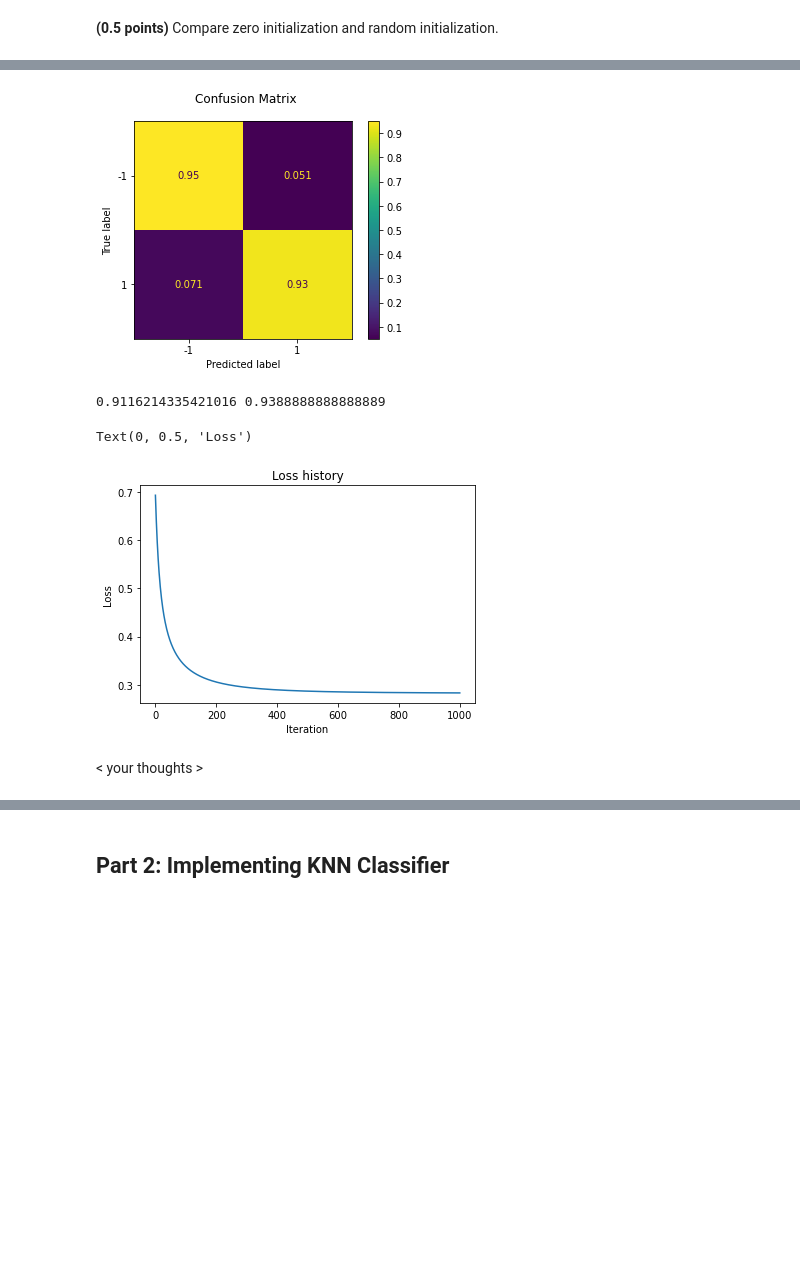
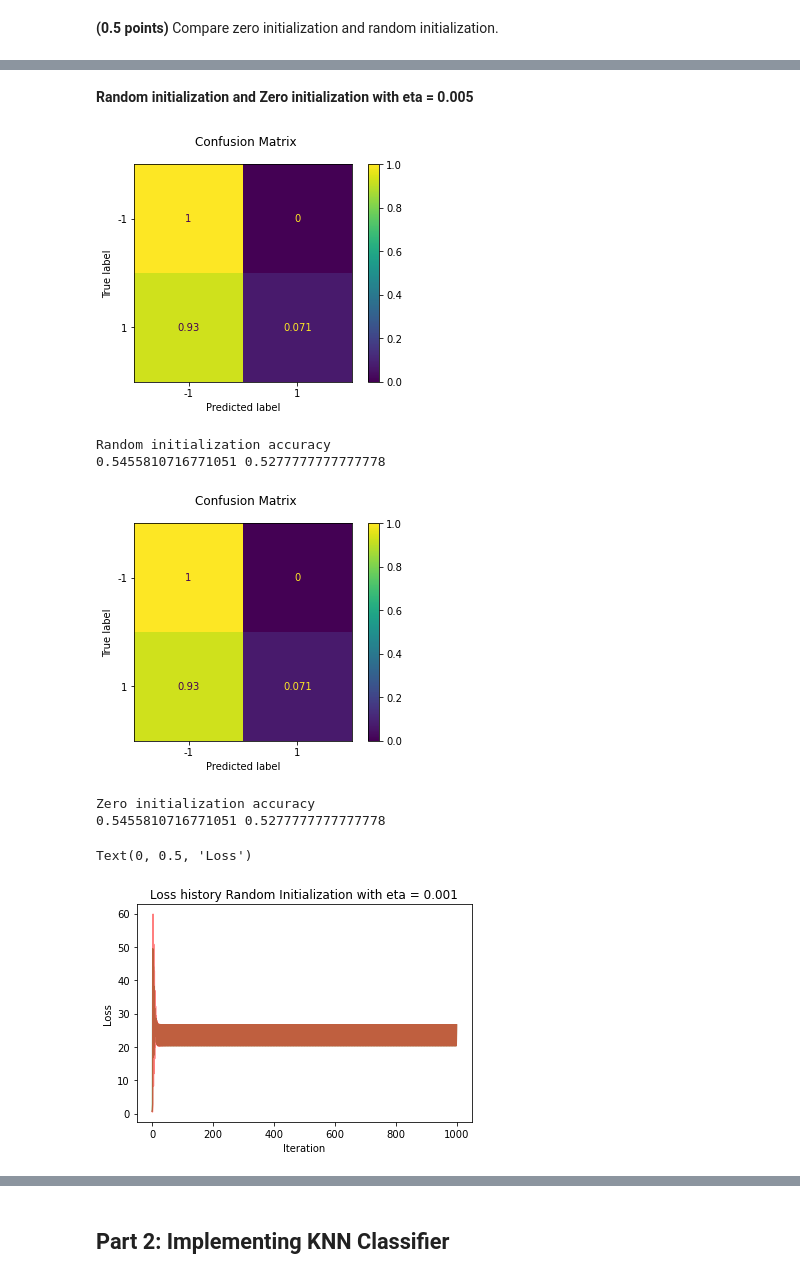
Before and after one commit to drnaida/rsschool-machine-learning-course, a Jupyter notebook: hw_classification.ipynb, the cells around one changed output, grey strips where cells are left out. Drawn from its saved outputs; the diff is of its cells as text; code cells hidden in the pictures; blank space fills up the shorter version.

Commit message:
feat: implement small tasks for logistic regression

```diff
--- a/hw_classification.ipynb
+++ b/hw_classification.ipynb
@@ -281,15 +303,25 @@ Text(0, 0.5, 'Loss')
+# %% [markdown]
+**Random initialization and Zero initialization with eta = 0.005**
 # %%
-model = CustomLogisticRegression(zero_init=True)
-train_acc, test_acc = fit_evaluate(model, X_train, y_train, X_test, y_test)
+model1 = CustomLogisticRegression(zero_init=False, eta=0.1)
+train_acc, test_acc = fit_evaluate(model1, X_train, y_train, X_test, y_test)
+print('Random initialization accuracy')
 print(train_acc, test_acc)
-plt.plot(model.loss_values, label='Training')
-plt.title('Loss history')
+model2 = CustomLogisticRegression(zero_init=True, eta=0.1)
+train_acc, test_acc = fit_evaluate(model2, X_train, y_train, X_test, y_test)
+print('Zero initialization accuracy')
+print(train_acc, test_acc)
+plt.plot(model1.loss_values, label='Training', color='green', alpha=0.5)
+plt.plot(model2.loss_values, label='Training', color='red', alpha=0.5)
+plt.title('Loss history Random Initialization with eta = 0.001')
 plt.xlabel('Iteration')
 plt.ylabel('Loss')
 # %% [output]
-[figure, old version]
+[figure, new version]
-0.9116214335421016 0.9388888888888889
+Random initialization accuracy
+0.5455810716771051 0.5277777777777778
+[figure, new version]
-Text(0, 0.5, 'Loss')
+Zero initialization accuracy
+0.5455810716771051 0.5277777777777778
-[figure, old version]
+Text(0, 0.5, 'Loss')
+[figure, added]
-# %% [markdown]
-< your thoughts >
```
Also changed, not shown: parts of 26 cells of this notebook.
